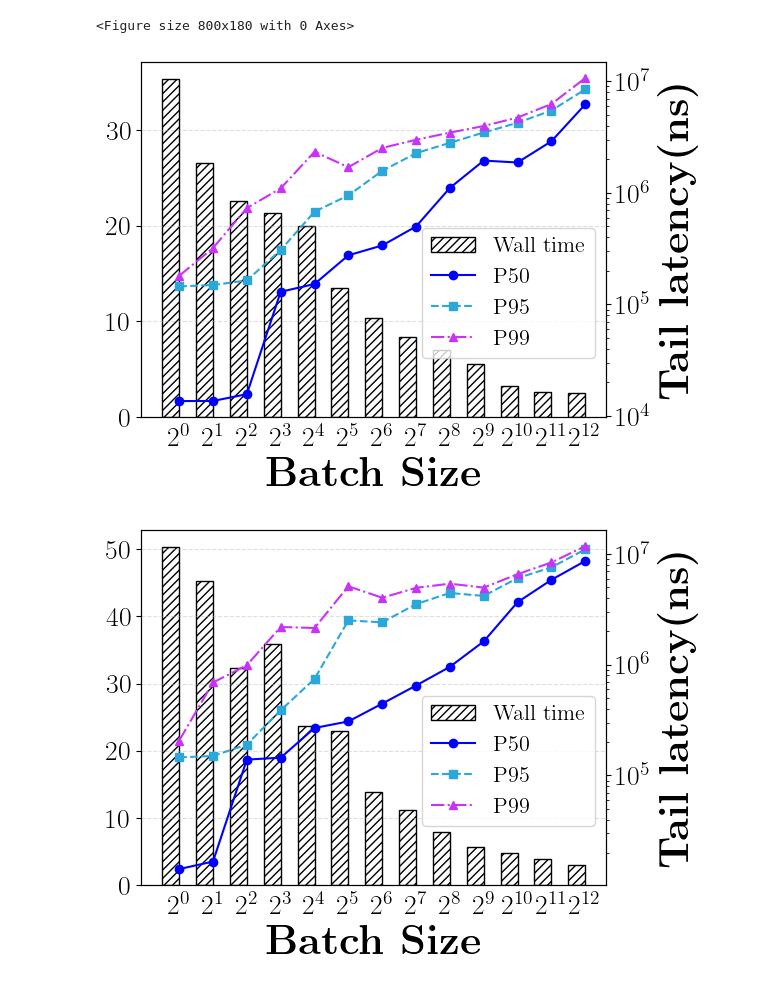
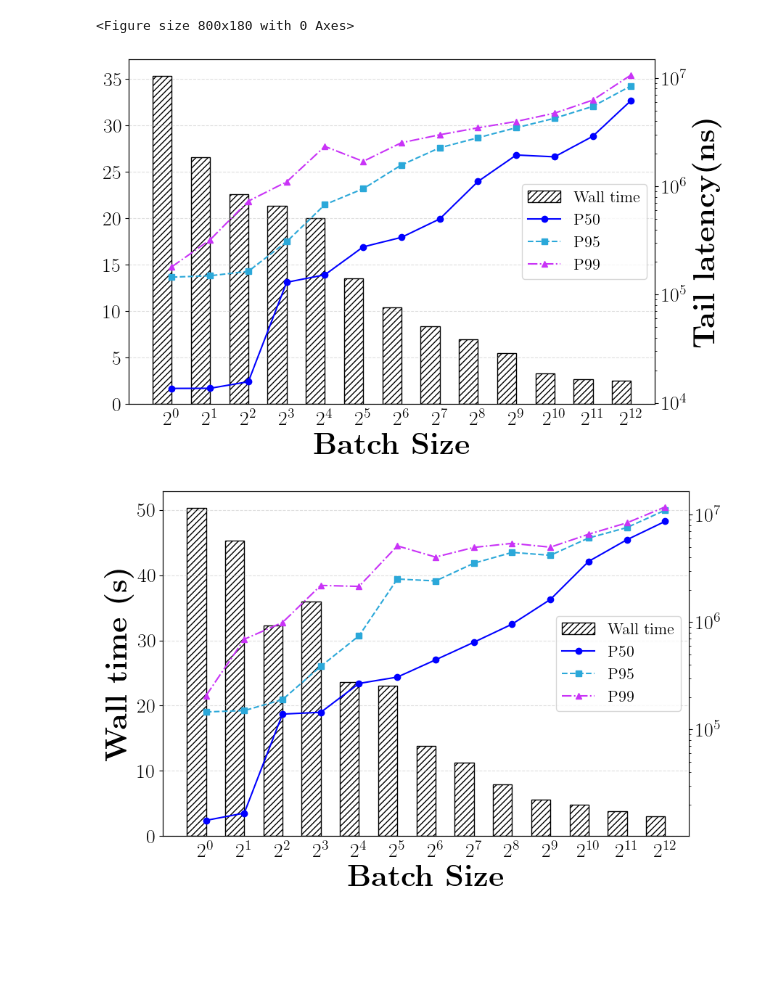
Before and after one commit to collectcrop/cost-model, a Jupyter notebook: include/FALCON/results/log/draw.ipynb, the cells around one changed output. Saved outputs shown, nothing was run; the diff lists cells and outputs as text; code cells hidden in the pictures; blank space fills up the shorter version.

```diff
--- a/include/FALCON/results/log/draw.ipynb
+++ b/include/FALCON/results/log/draw.ipynb
@@ -323,7 +461,7 @@ def load_data(file_path):
 def plot_one_memory(file_path, mem_MB, out_prefix):
     data = load_data(file_path)
 
-    fig, ax_left = plt.subplots()
+    fig, ax_left = plt.subplots(figsize=(9.0, 6.0))
     batch = data['batch'].values.astype(float)
 
     x = np.log2(batch)
@@ -338,9 +476,10 @@ def plot_one_memory(file_path, mem_MB, out_prefix):
         hatch='////',
         label='Wall time'
     )
-
-    ax_left.set_xlabel(r'\textbf{Batch Size}',fontsize=30)
-    # ax_left.set_ylabel(r'\textbf{Wall time (s)}',fontsize=30)
+    if mem_MB == 20 or mem_MB == 50:
+        ax_left.set_xlabel(r'\textbf{Batch Size}',fontsize=30)
+    if mem_MB == 0 or mem_MB == 20:
+        ax_left.set_ylabel(r'\textbf{Wall time (s)}',fontsize=30)
     exps = np.log2(batch)
     exps_rounded = np.round(exps).astype(int)
     ax_left.set_xticks(exps_rounded)
@@ -369,41 +508,42 @@ def plot_one_memory(file_path, mem_MB, out_prefix):
         marker='^', linestyle='-.', label='P99',
         color="#c933f7",markersize=6
     )
-
-    ax_right.set_ylabel(r'\textbf{Tail latency(ns)}',fontsize=30)
+    if mem_MB == 10 or mem_MB == 50:
+        ax_right.set_ylabel(r'\textbf{Tail latency(ns)}',fontsize=30)
     # 如果跨度很大，可以打开下面这行用 log 轴
     ax_right.set_yscale('log',base=10)
 
     # ---------- 合并图例 ----------
     # 左轴只有一个 bar handle，右轴有 3 条线，把它们合到一起
     handles_left, labels_left = ax_left.get_legend_handles_labels()
     handles_right, labels_right = ax_right.get_legend_handles_labels()
     handles = handles_left + handles_right
     labels = labels_left + labels_right
 
-    ax_left.legend(handles, labels, loc='center left', bbox_to_anchor=(0.58, 0.35))
+    # ax_left.legend(handles, labels, loc='center left', bbox_to_anchor=(0.58, 0.35))
+    ax_left.legend(handles, labels, loc='center right')
 
     # ax_left.set_title(rf'\textbf{{FALCON, Memory = {mem_MB}\,MB}}')
     ax_left.tick_params(axis='both', which='both', bottom=False, top=False, labelsize=20)
     ax_right.tick_params(axis='both', which='both', bottom=False, top=False, labelsize=20)
     fig.tight_layout()
     fig.savefig(f'{out_prefix}_{mem_MB}MB.pdf', bbox_inches='tight', dpi=300)
     plt.show()
     plt.close(fig)
 
 def plot_all_memories(file_paths, M_list):
     """
     file_paths: 每个 memory 对应一个 csv 文件
     M_list:     对应的 memory 大小 (MB)，例如 [20,10,0]
     """
     for file_path, mem_MB in zip(file_paths, M_list):
         # 输出文件前缀自己定一个
         plot_one_memory(file_path, mem_MB, out_prefix='batch_falcon_tail')
 
 plot_all_memories(
     ['50M_batch_falcon.csv','20M_batch_falcon.csv','10M_batch_falcon.csv','0M_batch_falcon.csv'],
     [50, 20, 10, 0]
 )
 # %% [output]
-[figure, old version]
+[figure, new version]
-[figure, old version]
+[figure, new version]
```
Also changed, not shown: parts of 4 cells of this notebook, 18 other files.
